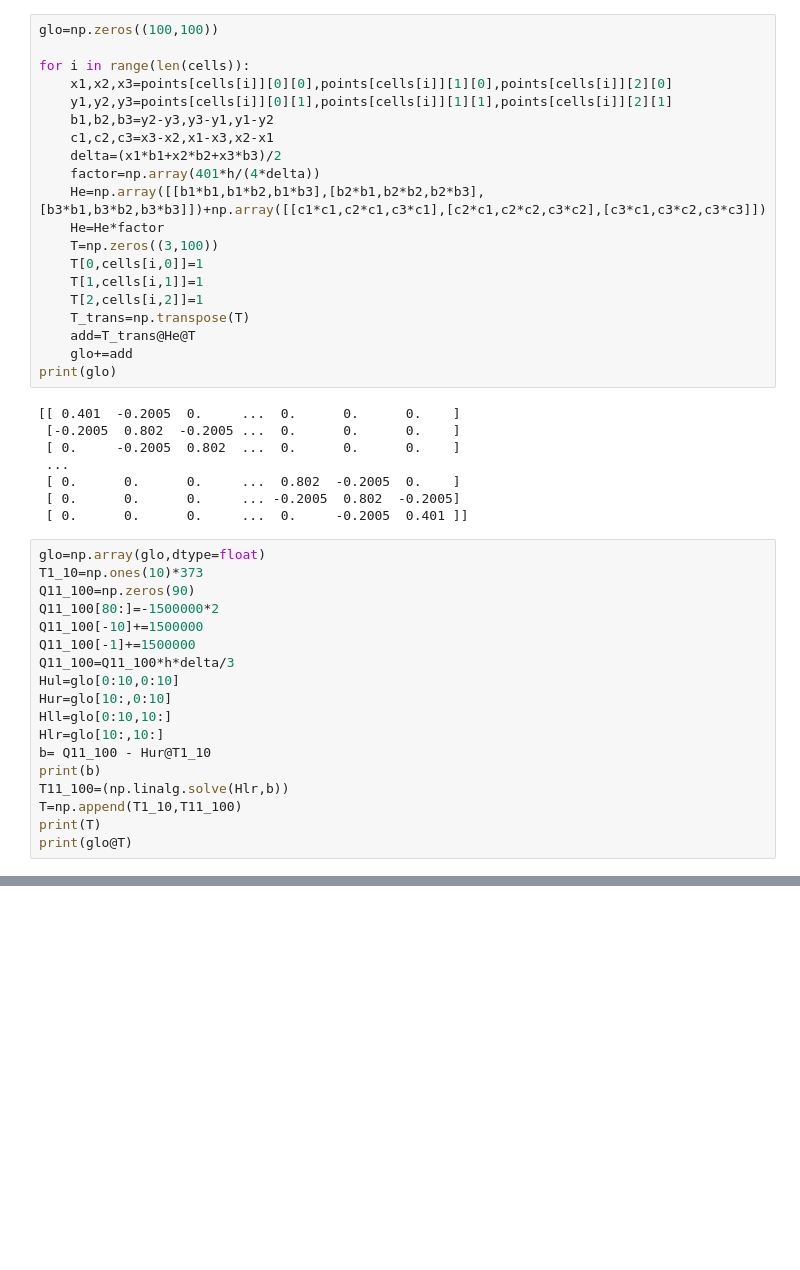
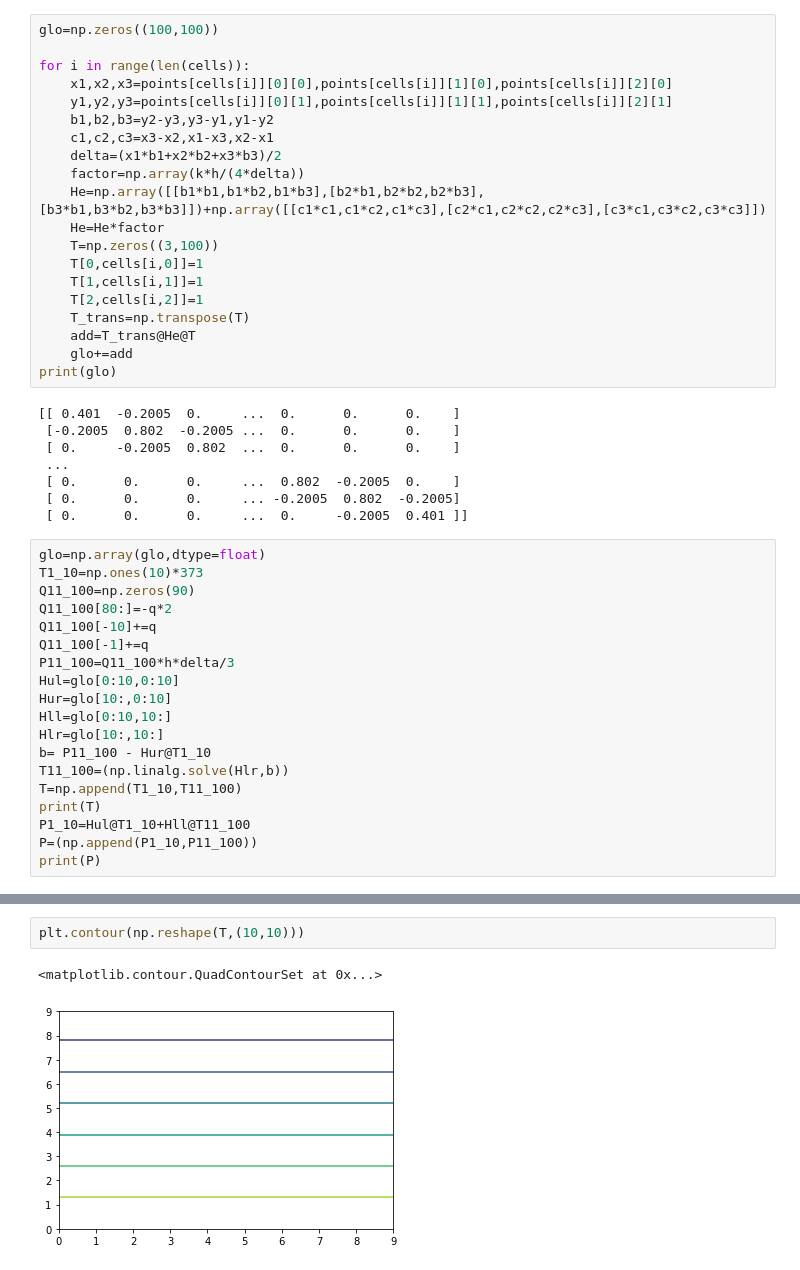
Before and after one commit to Sllopsta/exercise_4_FEM, a Jupyter notebook: WIP Notebook.ipynb, the cells around one changed output, grey strips where cells are left out. Cells and saved outputs as stored; diff of their text form; blank space fills up the shorter version.

Commit message:
finish plots

```diff
--- a/WIP Notebook.ipynb
+++ b/WIP Notebook.ipynb
@@ -163,8 +51,8 @@ for i in range(len(cells)):
     b1,b2,b3=y2-y3,y3-y1,y1-y2
     c1,c2,c3=x3-x2,x1-x3,x2-x1
     delta=(x1*b1+x2*b2+x3*b3)/2
-    factor=np.array(401*h/(4*delta))
-    He=np.array([[b1*b1,b1*b2,b1*b3],[b2*b1,b2*b2,b2*b3],[b3*b1,b3*b2,b3*b3]])+np.array([[c1*c1,c2*c1,c3*c1],[c2*c1,c2*c2,c3*c2],[c3*c1,c3*c2,c3*c3]])
+    factor=np.array(k*h/(4*delta))
+    He=np.array([[b1*b1,b1*b2,b1*b3],[b2*b1,b2*b2,b2*b3],[b3*b1,b3*b2,b3*b3]])+np.array([[c1*c1,c1*c2,c1*c3],[c2*c1,c2*c2,c2*c3],[c3*c1,c3*c2,c3*c3]])
     He=He*factor
     T=np.zeros((3,100))
     T[0,cells[i,0]]=1
@@ -186,18 +74,19 @@ print(glo)
 glo=np.array(glo,dtype=float)
 T1_10=np.ones(10)*373
 Q11_100=np.zeros(90)
-Q11_100[80:]=-1500000*2
-Q11_100[-10]+=1500000
-Q11_100[-1]+=1500000
-Q11_100=Q11_100*h*delta/3
+Q11_100[80:]=-q*2
+Q11_100[-10]+=q
+Q11_100[-1]+=q
+P11_100=Q11_100*h*delta/3
 Hul=glo[0:10,0:10]
 Hur=glo[10:,0:10]
 Hll=glo[0:10,10:]
 Hlr=glo[10:,10:]
-b= Q11_100 - Hur@T1_10
-print(b)
+b= P11_100 - Hur@T1_10
 T11_100=(np.linalg.solve(Hlr,b))
 T=np.append(T1_10,T11_100)
 print(T)
-print(glo@T)
+P1_10=Hul@T1_10+Hll@T11_100
+P=(np.append(P1_10,P11_100))
+print(P)
 # %% [output]
@@ -221,3 +110,8 @@ print(glo@T)
+# %%
+plt.contour(np.reshape(T,(10,10)))
+# %% [output]
+<matplotlib.contour.QuadContourSet at 0x...>
+[figure, added]
 # %%
 #fluxes
 dT=np.zeros((len(cells),2))
```
Also changed, not shown: parts of 5 cells of this notebook.
